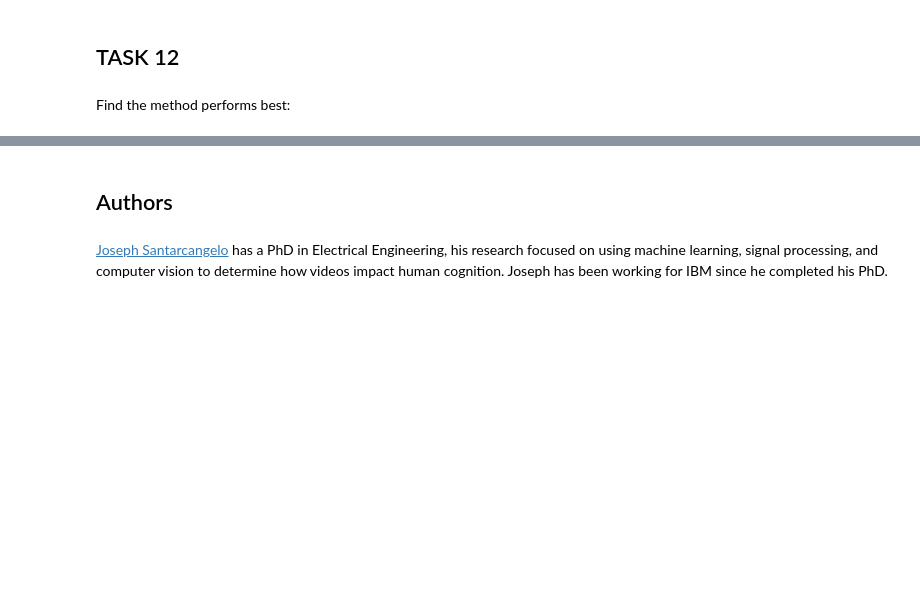
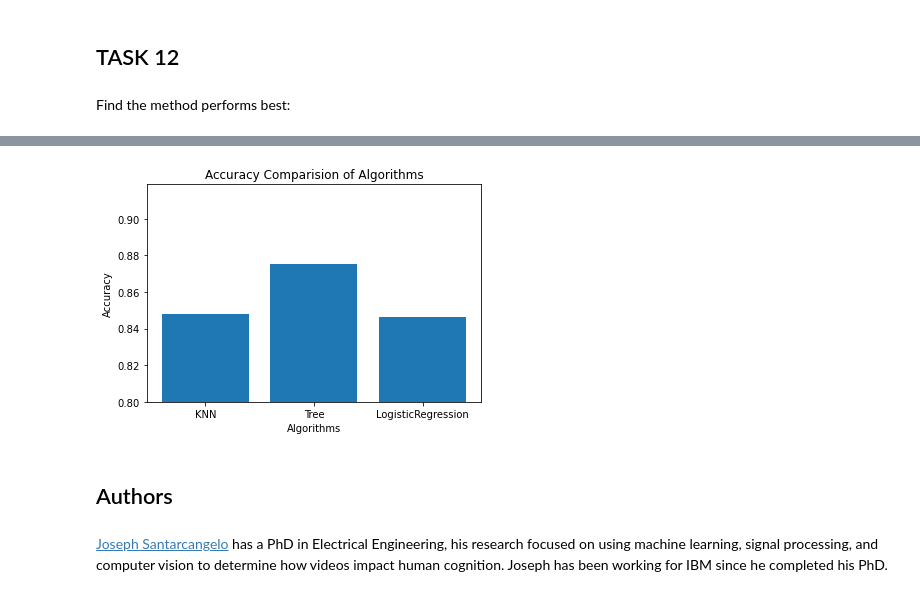
Before and after one commit to tolgatosunn/rocket_launch_data_science_project, a Jupyter notebook: 7_Machine Learning Prediction.ipynb, the cells around one changed output, grey strips where cells are left out. Cells and saved outputs as stored; diff of their text form; code cells hidden in the pictures; blank space fills up the shorter version.

```diff
--- a/7_Machine Learning Prediction.ipynb
+++ b/7_Machine Learning Prediction.ipynb
@@ -355,3 +355,16 @@ Best Params is : {'criterion': 'gini', 'max_depth': 2, 'max_features': 'sqrt', '
+# %%
+data = [['KNN',knn_cv.best_score_],['Tree',tree_cv.best_score_],['LogisticRegression',logreg_cv.best_score_]]
+
+df_bar = pd.DataFrame(data, columns=['Algorithm','Accuracy'])
+
+plt.bar(df_bar['Algorithm'],df_bar['Accuracy'])
+plt.title('Accuracy Comparision of Algorithms')
+plt.xlabel('Algorithms')
+plt.ylabel('Accuracy')
+plt.ylim(0.8)
+plt.show()
+# %% [output]
+[figure, added]
 # %% [markdown]
 ## Authors
 # %% [markdown]
```
Also changed, not shown: parts of 4 cells of this notebook.
